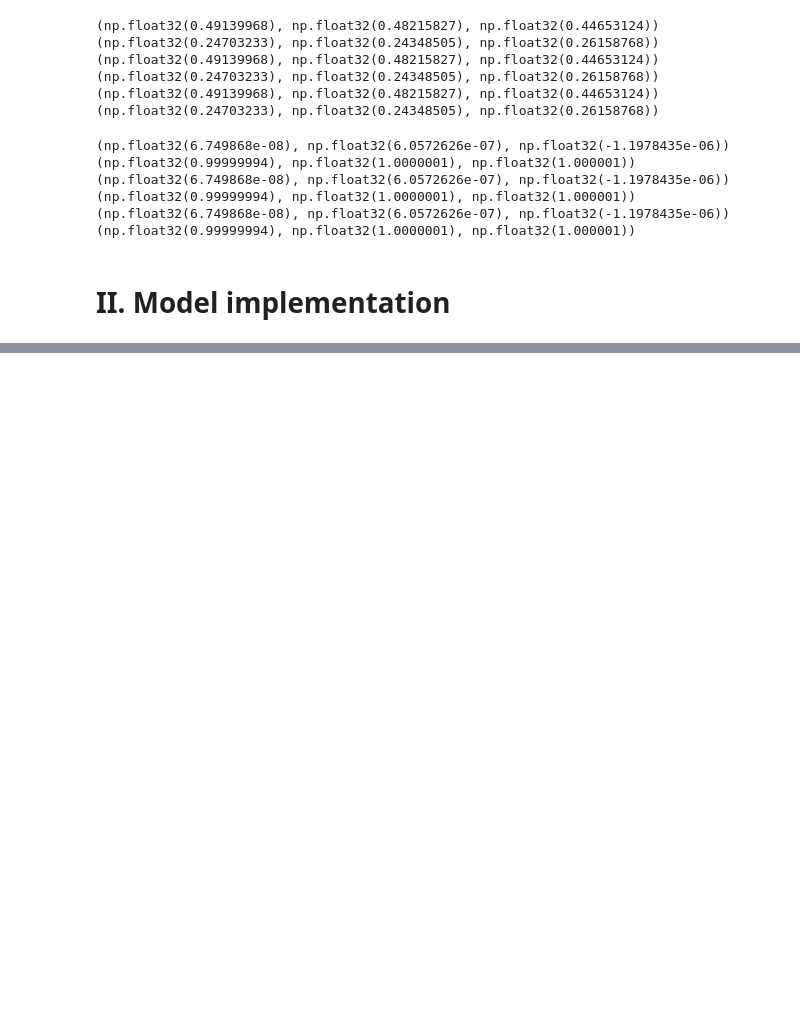
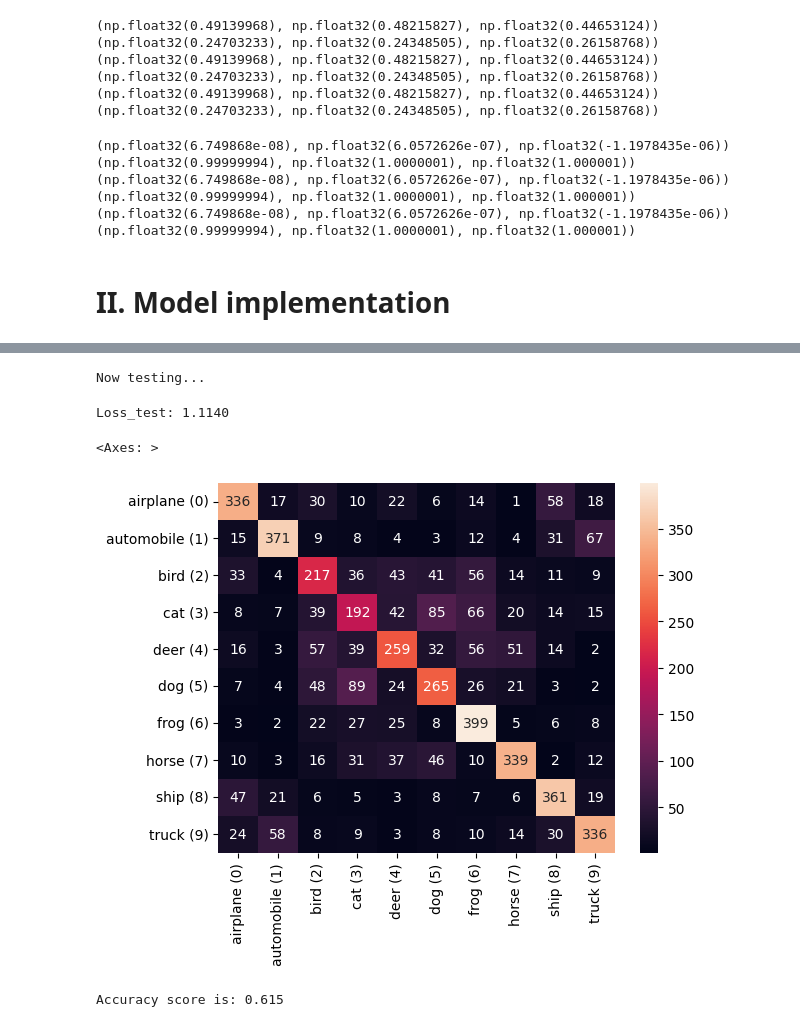
Before and after one commit to smBello-tse/CIFAR10-classification, a Jupyter notebook: Unet.ipynb, the cells around one changed output, grey strips where cells are left out. Cells and saved outputs as stored; diff of their text form; code cells hidden in the pictures; blank space fills up the shorter version.

```diff
--- a/Unet.ipynb
+++ b/Unet.ipynb
@@ -101,0 +115,6 @@ print(means_test, stds_test)
+# %%
+x, _ = train_dataset[785]
+x = x.unsqueeze(0)
+conv_layer = Conv_layer(3, 16, 5)
+feature_map = conv_layer(x)
+print(feature_map.shape)
@@ -101,0 +145,11 @@ print(means_test, stds_test)
+# %%
+image = train_dataset[785][0]
+C, H, W = image.shape
+nb_classes = 10
+in_channels = (C, 16)
+out_channels = (16, 32)
+conv_kernels = (5, 5)
+fc_dims = (out_channels[-1]*5*5, 128, nb_classes)
+model = My_CNN(in_channels, out_channels, conv_kernels, fc_dims)
+device = torch.device("cuda" if torch.cuda.is_available() else "cpu")
+model.to(device)
@@ -101,0 +269,37 @@ print(means_test, stds_test)
+# %%
+#Test
+best_model.eval()
+print("Now testing...")
+loss_test = 0
+test_batch = next(iter(test_loader))
+all_preds = []
+all_targets = []
+with torch.no_grad():
+  for idx, (batch, target) in tqdm(enumerate(val_loader)):
+      batch, target = batch.to(device), target.to(device)
+      preds = best_model(batch)
+      loss = criterion(preds, target)
+      loss_test += loss.item()
+      all_preds.append(torch.argmax(preds, dim=-1).cpu().numpy())
+      all_targets.append(target.cpu().numpy())
+  all_preds = np.concatenate(all_preds)
+  all_targets = np.concatenate(all_targets)
+  loss_test /= len(test_loader)
+
+  print(f"Loss_test: {loss_test:.4f}")
+# %% [output]
+Now testing...
+Loss_test: 1.1140
+# %%
+labels = ["airplane (0)", "automobile (1)", "bird (2)", "cat (3)", "deer (4)", "dog (5)", "frog (6)", "horse (7)", "ship (8)", "truck (9)"]
+#
+cm = confusion_matrix(all_targets, all_preds, labels=range(10))
+cm_df = pd.DataFrame(cm, index=labels, columns=labels)
+sns.heatmap(cm_df, annot=True, fmt="d")
+# %% [output]
+<Axes: >
+[figure, added]
+# %%
+print(f"Accuracy score is: {accuracy_score(all_targets, all_preds)}")
+# %% [output]
+Accuracy score is: 0.615
```
Also changed, not shown: parts of 9 cells of this notebook.
